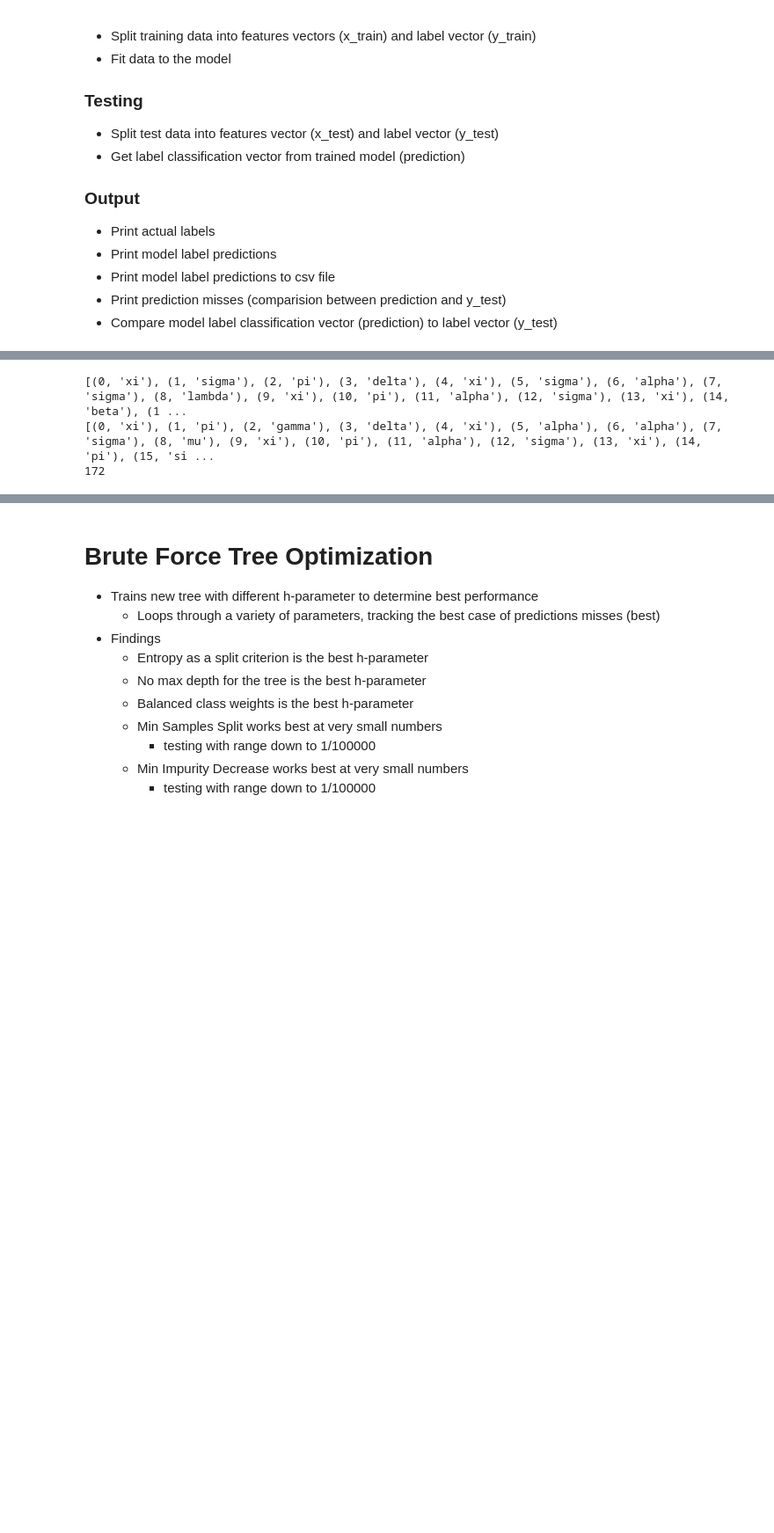
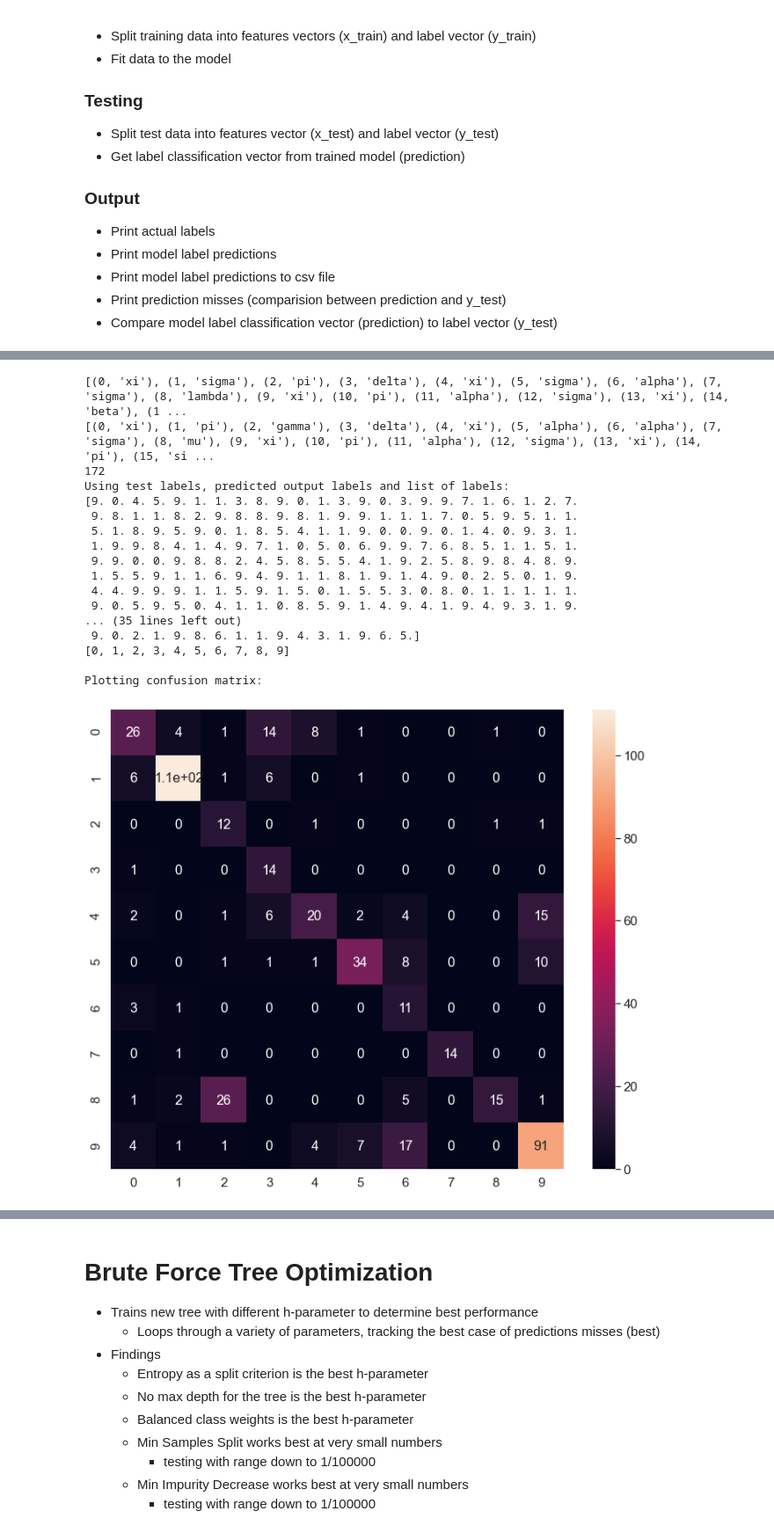
Before and after one commit to BryceHamilton/ML_Workbench, a Jupyter notebook: Assignment 1/MLbench.py.ipynb, the cells around one changed output, grey strips where cells are left out. Shown at 88% size. Cells and saved outputs as stored; diff of their text form; code cells hidden in the pictures; blank space fills up the shorter version.

```diff
--- a/Assignment 1/MLbench.py.ipynb
+++ b/Assignment 1/MLbench.py.ipynb
@@ -149,22 +209,59 @@ with open('GNB-DS1.csv', 'w', newline='') as csvfile:
 # %%
 # GNB-DS2
 x_train = train_data_2[ :, :-1]
 y_train = train_data_2[ :, -1]
 
 gnb.fit(x_train, y_train)
 
 x_test = labeled_test_data_2[ :, :-1]
 y_test = labeled_test_data_2[ :, -1]
 
 prediction = gnb.predict(x_test)
 print([(entry, data_2[prediction[entry]]) for entry in range(prediction.size)])
 print([(entry, data_2[y_test[entry]]) for entry in range(y_test.size)])
 print((y_test != prediction).sum())
 with open('GNB-DS2.csv', 'w', newline='') as csvfile:
     writer = csv.writer(csvfile)
     for entry in range(prediction.size):
         writer.writerow([entry, int(prediction[entry])])
+
+
+# the labels
+labels = list(data_2.keys())
+print("Using test labels, predicted output labels and list of labels:")
+print(y_test)
+print(prediction)
+print(labels)
+
+print("\n" + "Plotting confusion matrix:")
+#Plot confusion matrix: evaluates the quality of the output of the classifier
+array = confusion_matrix(y_test, prediction, labels)
+
+df_cm = pd.DataFrame(array, range(10), range(10))
+plt.figure(figsize=(12,10))
+sn.set(font_scale=1.4) # for label size
+sn.heatmap(df_cm, annot=True, annot_kws={"size": 16}) # font size
+
+plt.show()
+
+# show precision, recall, f1-score
+print(classification_report(y_test, prediction))
 # %% [output]
 [(0, 'xi'), (1, 'sigma'), (2, 'pi'), (3, 'delta'), (4, 'xi'), (5, 'sigma'), (6, 'alpha'), (7, 'sigma'), (8, 'lambda'), (9, 'xi'), (10, 'pi'), (11, 'alpha'), (12, 'sigma'), (13, 'xi'), (14, 'beta'), (1 ...
 [(0, 'xi'), (1, 'pi'), (2, 'gamma'), (3, 'delta'), (4, 'xi'), (5, 'alpha'), (6, 'alpha'), (7, 'sigma'), (8, 'mu'), (9, 'xi'), (10, 'pi'), (11, 'alpha'), (12, 'sigma'), (13, 'xi'), (14, 'pi'), (15, 'si ...
 172
+Using test labels, predicted output labels and list of labels:
+[9. 0. 4. 5. 9. 1. 1. 3. 8. 9. 0. 1. 3. 9. 0. 3. 9. 9. 7. 1. 6. 1. 2. 7.
+ 9. 8. 1. 1. 8. 2. 9. 8. 8. 9. 8. 1. 9. 9. 1. 1. 1. 7. 0. 5. 9. 5. 1. 1.
+ 5. 1. 8. 9. 5. 9. 0. 1. 8. 5. 4. 1. 1. 9. 0. 0. 9. 0. 1. 4. 0. 9. 3. 1.
+ 1. 9. 9. 8. 4. 1. 4. 9. 7. 1. 0. 5. 0. 6. 9. 9. 7. 6. 8. 5. 1. 1. 5. 1.
+ 9. 9. 0. 0. 9. 8. 8. 2. 4. 5. 8. 5. 5. 4. 1. 9. 2. 5. 8. 9. 8. 4. 8. 9.
+ 1. 5. 5. 9. 1. 1. 6. 9. 4. 9. 1. 1. 8. 1. 9. 1. 4. 9. 0. 2. 5. 0. 1. 9.
+ 4. 4. 9. 9. 9. 1. 1. 5. 9. 1. 5. 0. 1. 5. 5. 3. 0. 8. 0. 1. 1. 1. 1. 1.
+ 9. 0. 5. 9. 5. 0. 4. 1. 1. 0. 8. 5. 9. 1. 4. 9. 4. 1. 9. 4. 9. 3. 1. 9.
+... (35 lines left out)
+ 9. 0. 2. 1. 9. 8. 6. 1. 1. 9. 4. 3. 1. 9. 6. 5.]
+[0, 1, 2, 3, 4, 5, 6, 7, 8, 9]
+
+Plotting confusion matrix:
+[figure, added]
```
Also changed, not shown: parts of 11 cells of this notebook, 10 other files.
